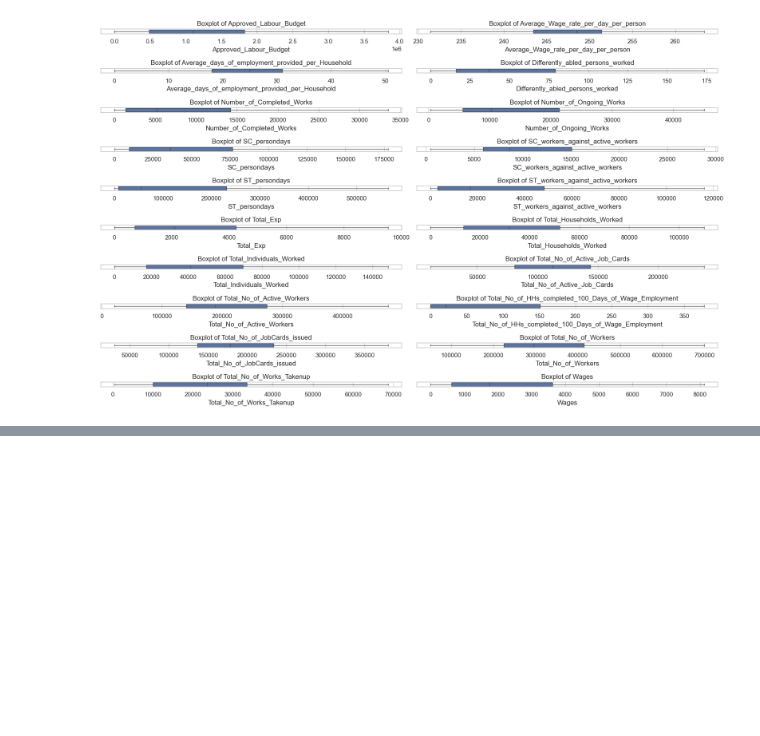
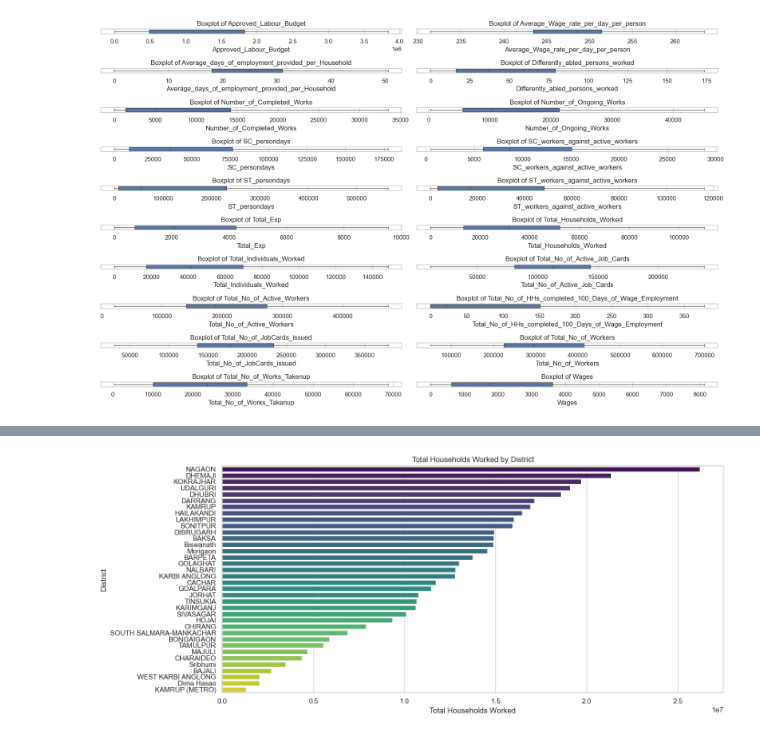
Before and after one commit to iamabirakash/INT-375, a Jupyter notebook: AssamEmployment.ipynb, the cells around one changed output, grey strips where cells are left out. Cells and saved outputs as stored; diff of their text form; code cells hidden in the pictures; blank space fills up the shorter version.

```diff
--- a/AssamEmployment.ipynb
+++ b/AssamEmployment.ipynb
@@ -204,0 +258,12 @@ plt.show()
+# %%
+# 1. Bar chart: Total Households Worked by District
+plt.figure(figsize=(14, 6))
+district_work = data1.groupby('district_name',observed=False)['Total_Households_Worked'].sum().sort_values(ascending=False)
+sns.barplot(x=district_work.values, y=district_work.index,hue=district_work.index, palette='viridis')
+plt.title('Total Households Worked by District')
+plt.xlabel('Total Households Worked')
+plt.ylabel('District')
+plt.tight_layout()
+plt.show()
+# %% [output]
+[figure, added]
```
Also changed, not shown: parts of 4 cells of this notebook.
